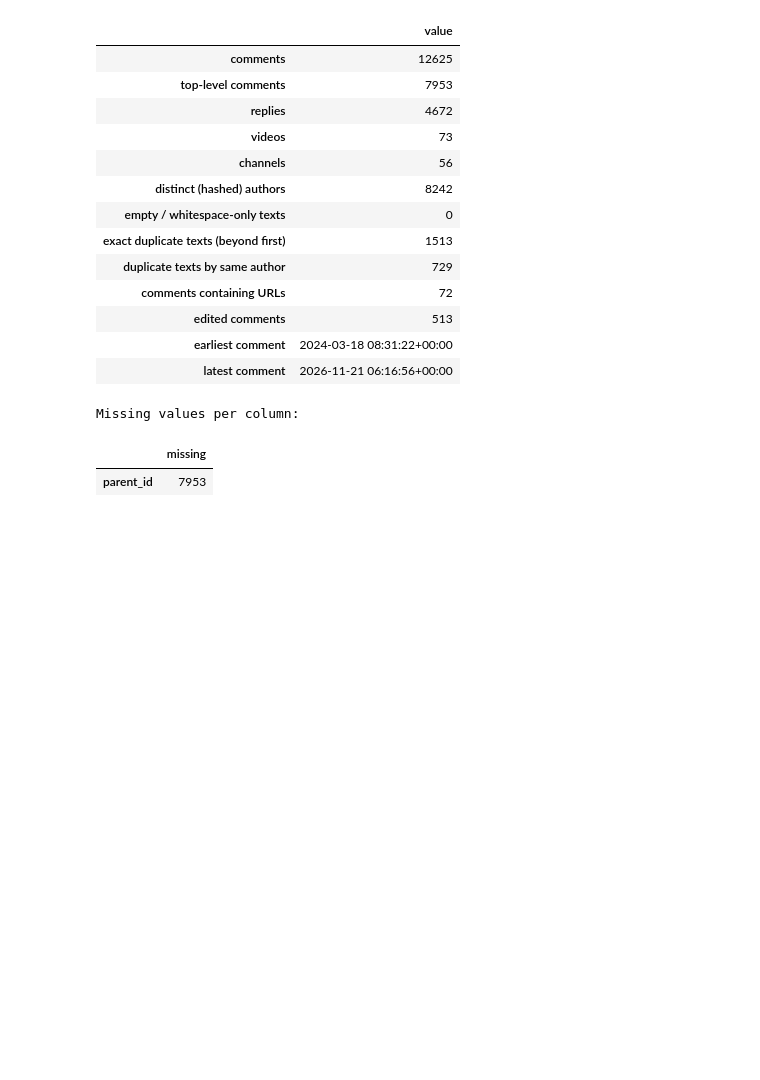
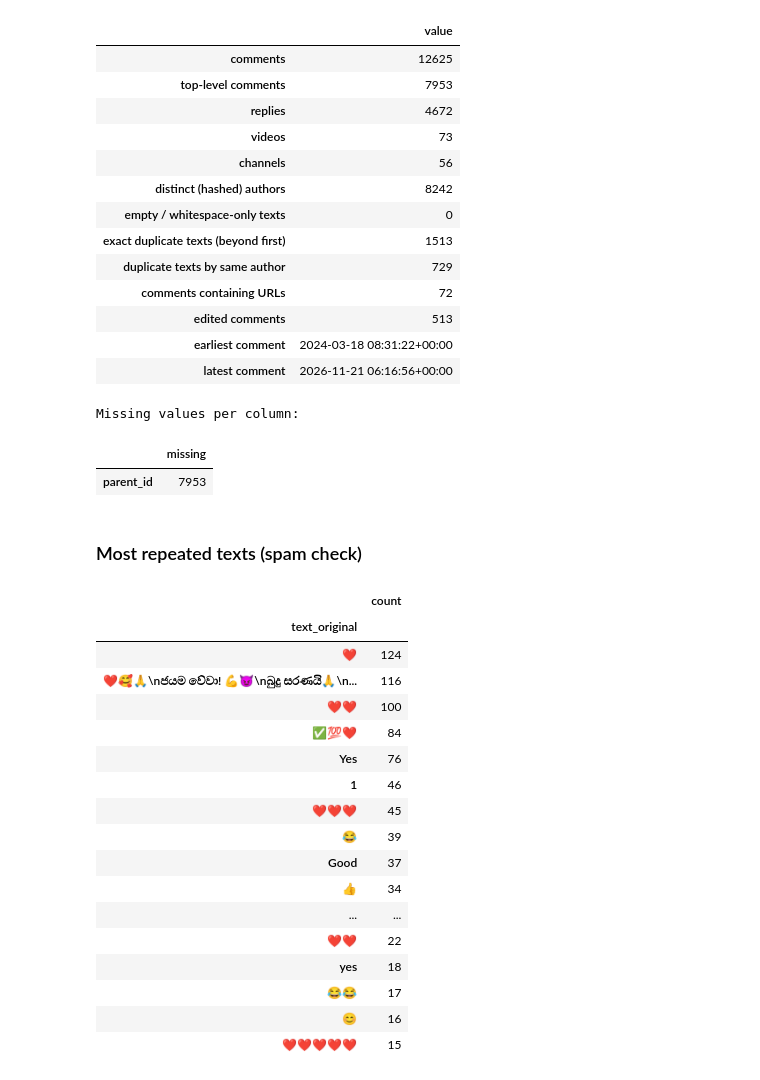
Before and after one commit to SithmiDesilva/Voices-on-School-Reform-An-NLP-Analysis-of-Sri-Lankan-YouTube-Comments, a Jupyter notebook: Voices_on_School_Reform_An_NLP_Analysis_of_Sri_Lankan_YouTube_Comments.ipynb, the cells around one changed output. Drawn from its saved outputs; the diff is of its cells as text; code cells hidden in the pictures; blank space fills up the shorter version.

Commit message:
Most repeated texts (spam check)

```diff
--- a/Voices_on_School_Reform_An_NLP_Analysis_of_Sri_Lankan_YouTube_Comments.ipynb
+++ b/Voices_on_School_Reform_An_NLP_Analysis_of_Sri_Lankan_YouTube_Comments.ipynb
@@ -560,3 +560,26 @@ corpus.isna().sum().to_frame('missing').query('missing > 0')
 Missing values per column:
 |  | missing |
 | parent_id | 7953 |
+# %% [markdown]
+### Most repeated texts (spam check)
+# %%
+txt.value_counts().head(20).to_frame('count')
+# %% [output]
+|  | count |
+| text_original |  |
+| ❤ | 124 |
+| ❤️🥰🙏\nජයම වේවා! 💪😈\nබුදු සරණයි🙏\n... | 116 |
+| ❤❤ | 100 |
+| ✅💯❤️ | 84 |
+| Yes | 76 |
+| 1 | 46 |
+| ❤❤❤ | 45 |
+| 😂 | 39 |
+| Good | 37 |
+| 👍 | 34 |
+| ... | ... |
+| ❤️❤️ | 22 |
+| yes | 18 |
+| 😂😂 | 17 |
+| 😊 | 16 |
+| ❤❤❤❤❤ | 15 |
```
